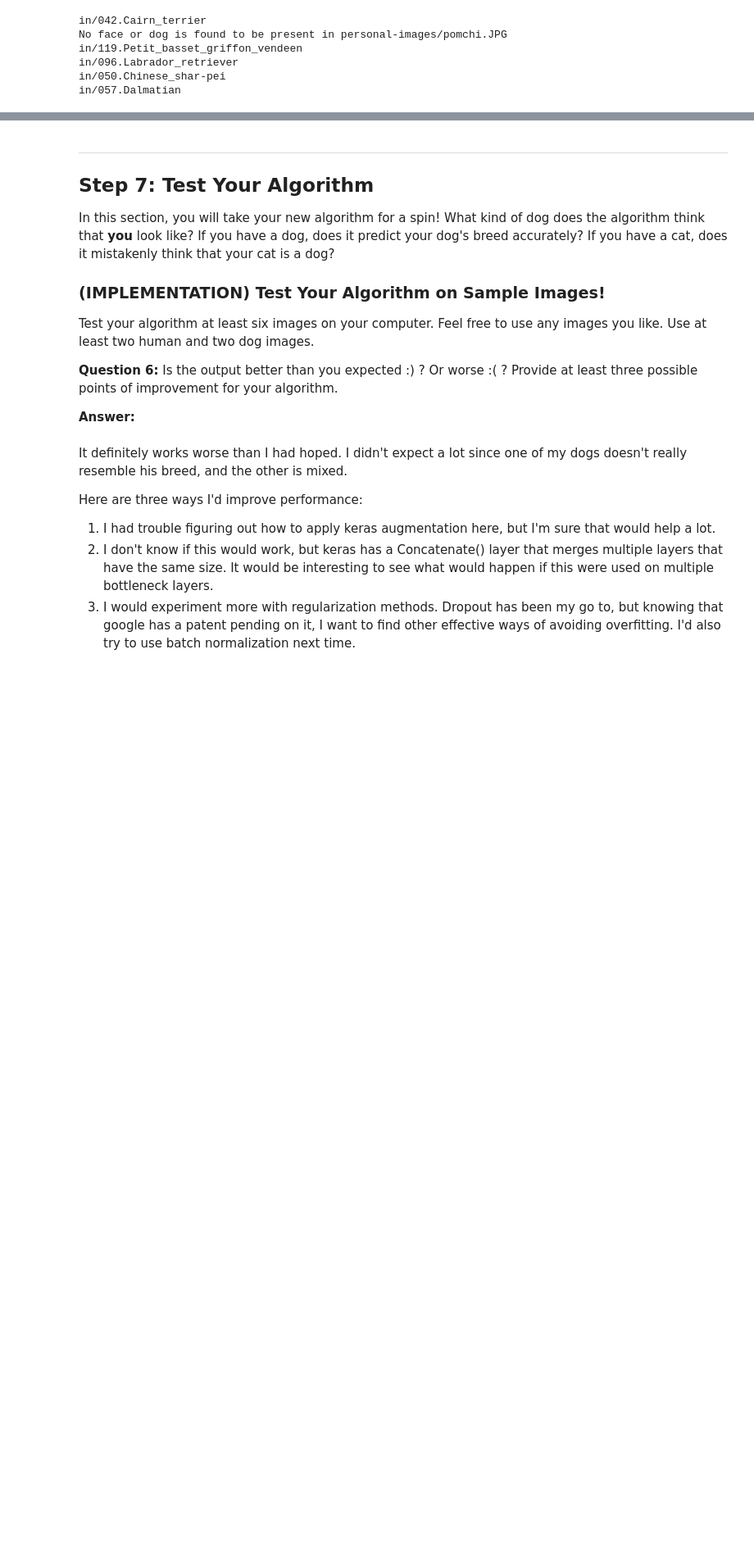
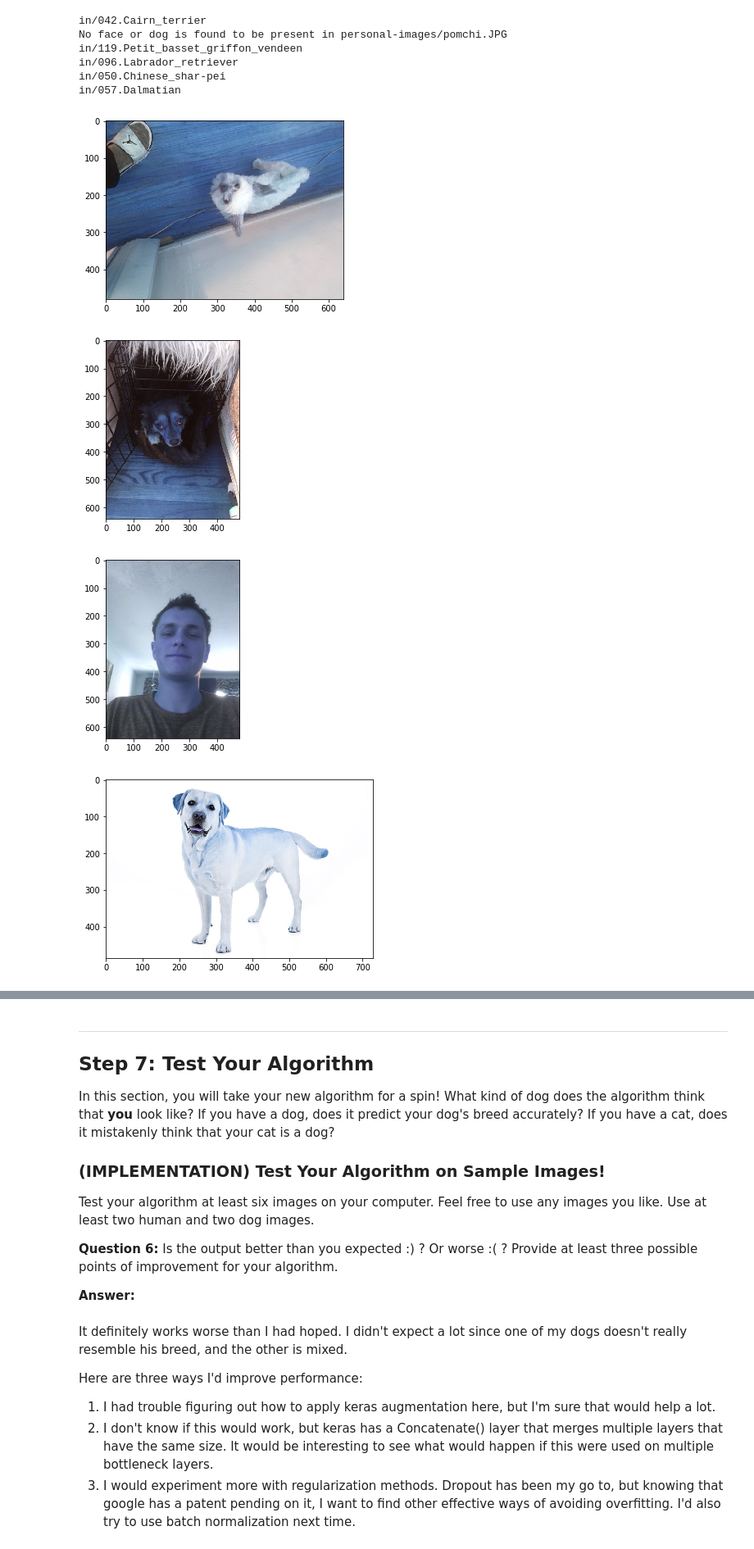
Before and after one commit to escofresco/DLND-dog-project, a Jupyter notebook: dog_app.ipynb, the cells around one changed output, grey strips where cells are left out. Shown at 82% size. Cells and saved outputs as stored; diff of their text form; code cells hidden in the pictures; blank space fills up the shorter version.

```diff
--- a/dog_app.ipynb
+++ b/dog_app.ipynb
@@ -808,3 +801,23 @@ in/119.Petit_basset_griffon_vendeen
 in/096.Labrador_retriever
 in/050.Chinese_shar-pei
 in/057.Dalmatian
+# %%
+import cv2
+import matplotlib.pyplot as plt
+%matplotlib inline
+
+for img_name in ['personal-images/shihtzu.JPG',
+                 'personal-images/pomchi.JPG',
+                 'personal-images/me.JPG',
+                 'personal-images/labrador.JPG',
+                 'personal-images/shar-pei.jpg',
+                 'personal-images/dalmatian.jpg']:
+    img = cv2.imread(img_name)
+    cv_rgb = cv2.cvtColor(img, cv2.COLOR_BGR2RGB)
+    plt.imshow(img)
+    plt.show()
+# %% [output]
+[figure, added]
+[figure, added]
+[figure, added]
+[figure, added]
```
Also changed, not shown: parts of 4 cells of this notebook.
